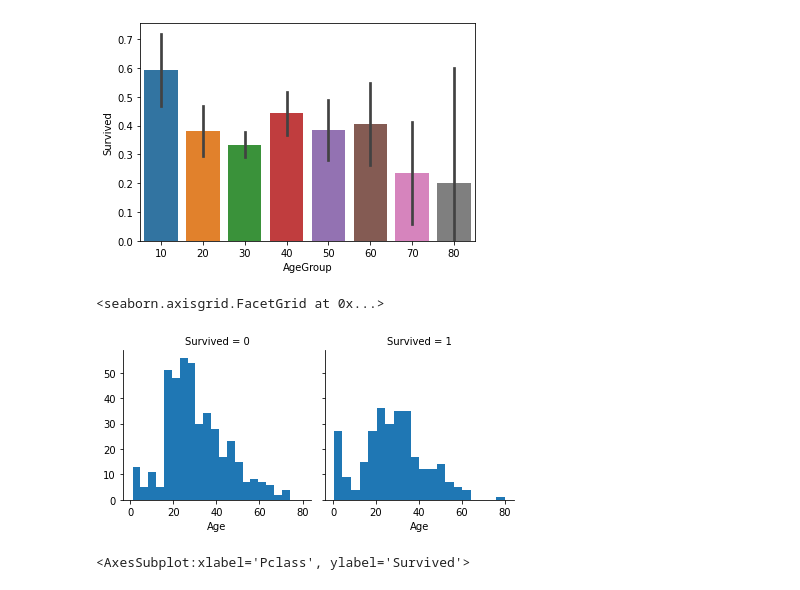
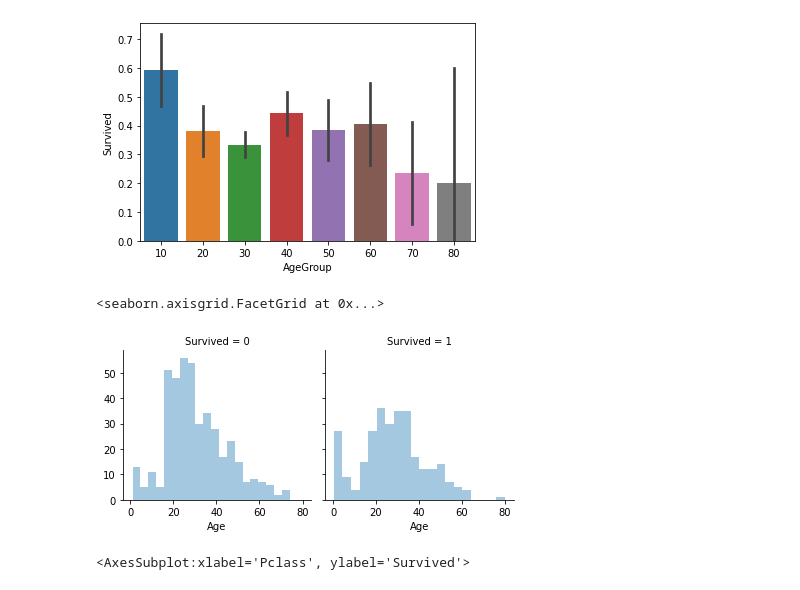
Before and after one commit to mariatan0/titanic, a Jupyter notebook: titanic_notebook.ipynb, the cells around one changed output. Saved outputs shown, nothing was run; the diff lists cells and outputs as text; code cells hidden in the pictures.

```diff
--- a/titanic_notebook.ipynb
+++ b/titanic_notebook.ipynb
@@ -232,11 +232,11 @@ sns.barplot(x='AgeGroup', y='Survived', data=df_train)
 [figure]
 # %%
 g= sns.FacetGrid(df_train, col='Survived')
-g.map(plt.hist, 'Age', alpha =bins=20)
+g.map(plt.hist, 'Age', alpha=.4, bins=20)
 #infants survived the most according to age
 # %% [output]
 <seaborn.axisgrid.FacetGrid at 0x...>
-[figure, old version]
+[figure, new version]
 # %%
 #graph with Pclass and who survived by gender
 sns.barplot(x='Pclass', y='Survived', hue='Sex', data=df_train)
```
Also changed, not shown: parts of 3 cells of this notebook.
